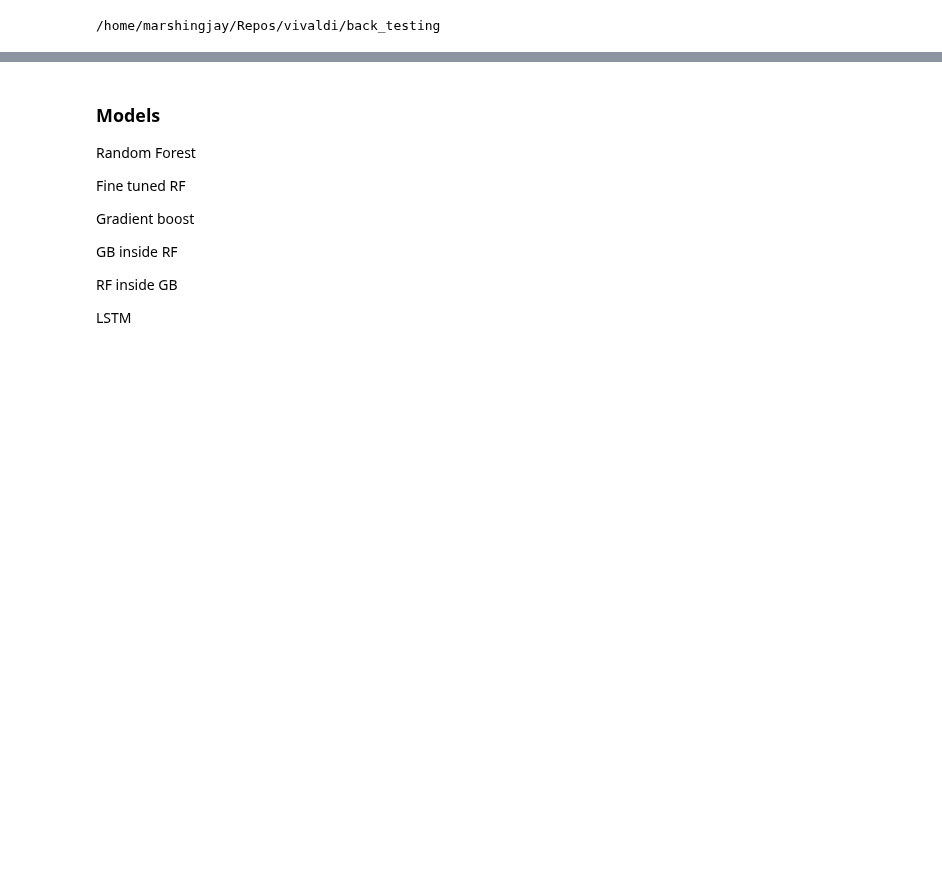
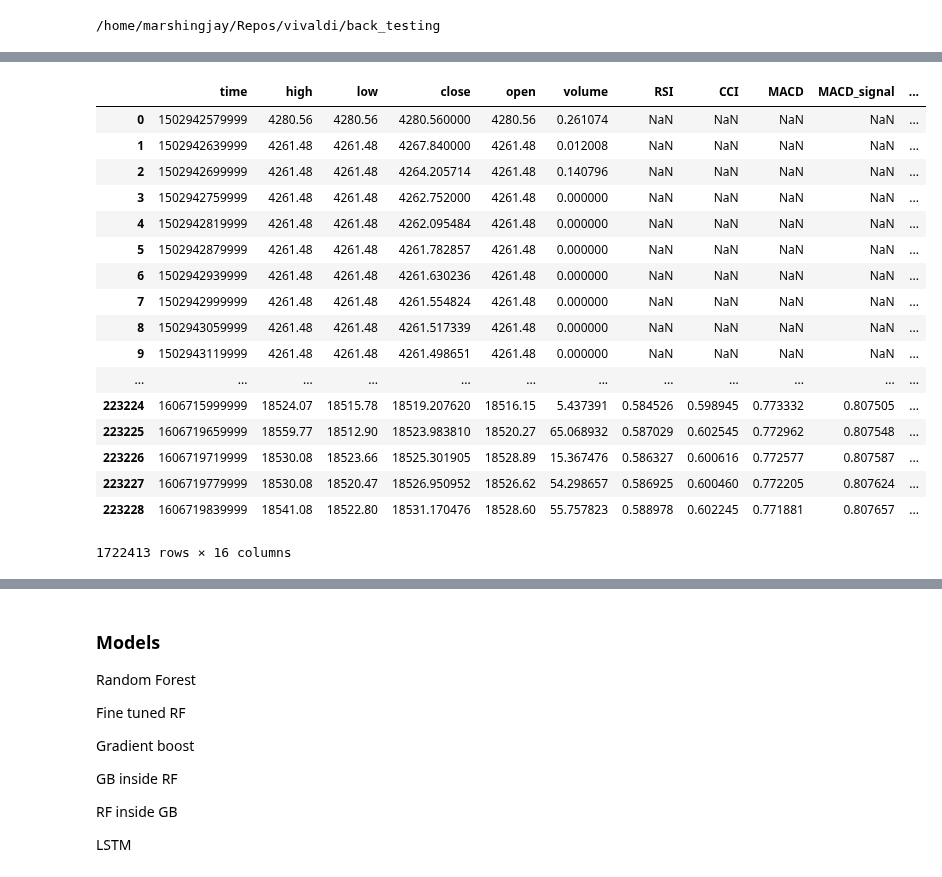
Before and after one commit to lowrollr/moonshot, a Jupyter notebook: back_testing/v2/research/notebooks/optimal_trading/classify/classification_optimal_trading_buy_classifier.ipynb, the cells around one changed output, grey strips where cells are left out. Cells and saved outputs as stored; diff of their text form; code cells hidden in the pictures; blank space fills up the shorter version.

Commit message:
example of how to use new loadData function

```diff
--- a/back_testing/v2/research/notebooks/optimal_trading/classify/classification_optimal_trading_buy_classifier.ipynb
+++ b/back_testing/v2/research/notebooks/optimal_trading/classify/classification_optimal_trading_buy_classifier.ipynb
@@ -127,0 +22,12 @@ cur_dataset
+# %%
+dataset, features = loadData(indicators=['rsi', 'cci', 'macd', 'optimal_v2'],
+                            param_spec={'rsi':{'period':1000}},
+                            optimal_threshold=0.8,
+                            optimal_mode='buy',
+                            spans=[{'indicator_name':'roc',
+                                    'column_name': 'close',
+                                    'param_name': 'period',
+                                    'param_values': [1,5,10,60]}],
+                            scale='minmax')
+
+    # create one minute, five minute, ten minute, and twenty minute slopes for macd, rsi
@@ -128,3 +48,24 @@ cur_dataset
+# %%
+dataset
+# %% [output]
+|  | time | high | low | close | open | volume | RSI | CCI | MACD | MACD_signal | ... |
+| 0 | 1502942579999 | 4280.56 | 4280.56 | 4280.560000 | 4280.56 | 0.261074 | NaN | NaN | NaN | NaN | ... |
+| 1 | 1502942639999 | 4261.48 | 4261.48 | 4267.840000 | 4261.48 | 0.012008 | NaN | NaN | NaN | NaN | ... |
+| 2 | 1502942699999 | 4261.48 | 4261.48 | 4264.205714 | 4261.48 | 0.140796 | NaN | NaN | NaN | NaN | ... |
+| 3 | 1502942759999 | 4261.48 | 4261.48 | 4262.752000 | 4261.48 | 0.000000 | NaN | NaN | NaN | NaN | ... |
+| 4 | 1502942819999 | 4261.48 | 4261.48 | 4262.095484 | 4261.48 | 0.000000 | NaN | NaN | NaN | NaN | ... |
+| 5 | 1502942879999 | 4261.48 | 4261.48 | 4261.782857 | 4261.48 | 0.000000 | NaN | NaN | NaN | NaN | ... |
+| 6 | 1502942939999 | 4261.48 | 4261.48 | 4261.630236 | 4261.48 | 0.000000 | NaN | NaN | NaN | NaN | ... |
+| 7 | 1502942999999 | 4261.48 | 4261.48 | 4261.554824 | 4261.48 | 0.000000 | NaN | NaN | NaN | NaN | ... |
+| 8 | 1502943059999 | 4261.48 | 4261.48 | 4261.517339 | 4261.48 | 0.000000 | NaN | NaN | NaN | NaN | ... |
+| 9 | 1502943119999 | 4261.48 | 4261.48 | 4261.498651 | 4261.48 | 0.000000 | NaN | NaN | NaN | NaN | ... |
+| ... | ... | ... | ... | ... | ... | ... | ... | ... | ... | ... | ... |
+| 223224 | 1606715999999 | 18524.07 | 18515.78 | 18519.207620 | 18516.15 | 5.437391 | 0.584526 | 0.598945 | 0.773332 | 0.807505 | ... |
+| 223225 | 1606719659999 | 18559.77 | 18512.90 | 18523.983810 | 18520.27 | 65.068932 | 0.587029 | 0.602545 | 0.772962 | 0.807548 | ... |
+| 223226 | 1606719719999 | 18530.08 | 18523.66 | 18525.301905 | 18528.89 | 15.367476 | 0.586327 | 0.600616 | 0.772577 | 0.807587 | ... |
+| 223227 | 1606719779999 | 18530.08 | 18520.47 | 18526.950952 | 18526.62 | 54.298657 | 0.586925 | 0.600460 | 0.772205 | 0.807624 | ... |
+| 223228 | 1606719839999 | 18541.08 | 18522.80 | 18531.170476 | 18528.60 | 55.757823 | 0.588978 | 0.602245 | 0.771881 | 0.807657 | ... |
+1722413 rows × 16 columns
 # %%
 final_dataset = pd.concat(dataset_list)
 # %%
```
Also changed, not shown: parts of 4 cells of this notebook.
